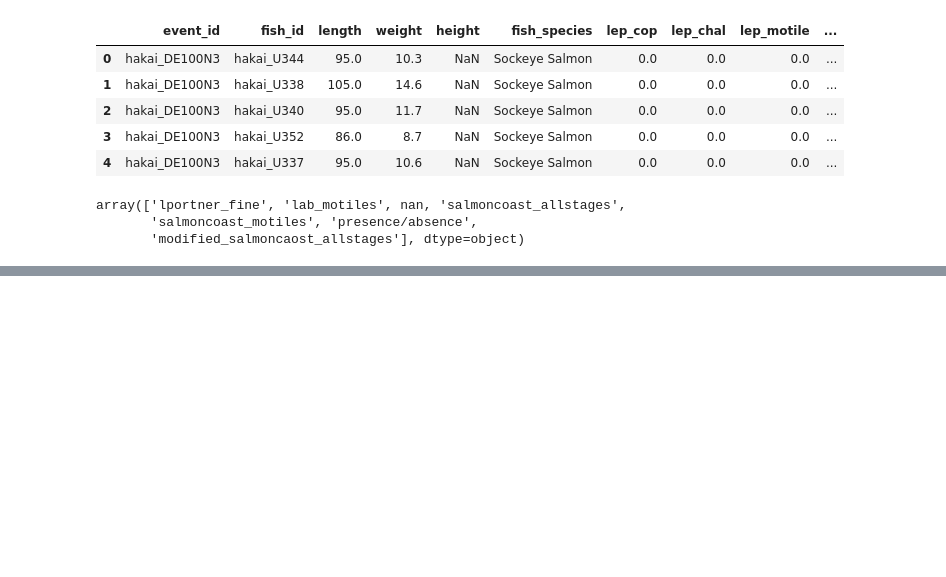
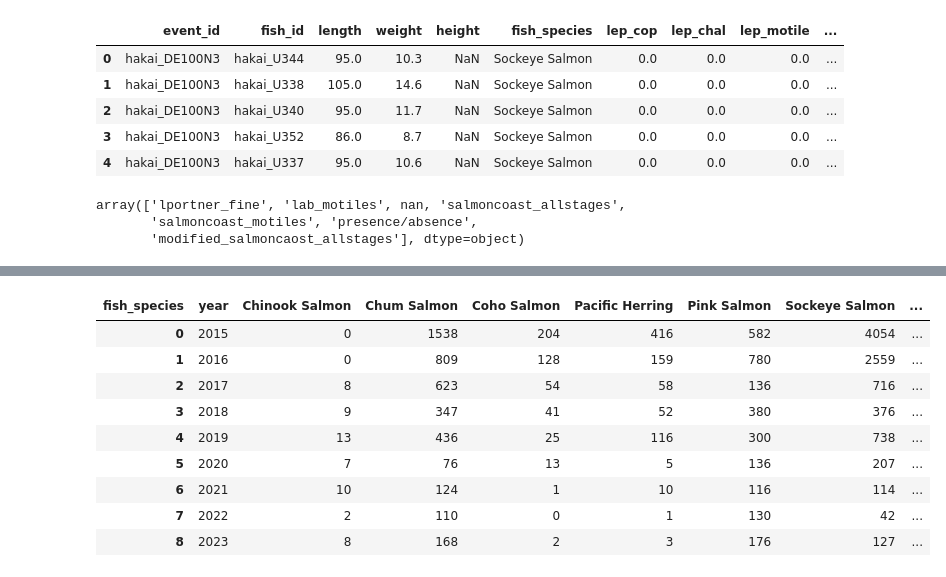
Before and after one commit to modailmara/BCSalmonData, a Jupyter notebook: source_data/Format_Hakai.ipynb, the cells around one changed output, grey strips where cells are left out. Drawn from its saved outputs; the diff is of its cells as text; code cells hidden in the pictures; blank space fills up the shorter version.

```diff
--- a/source_data/Format_Hakai.ipynb
+++ b/source_data/Format_Hakai.ipynb
@@ -494,0 +518,4 @@ dtype('<M8[ns]')
+# %%
+hakai_events_fish_df = pd.merge(hakai_events_df, hakai_fish_lice_df, how='left', on='event_id')
+hakai_events_fish_df['year'] = hakai_events_fish_df['sampledate'].dt.year
+hakai_events_fish_df.head()
@@ -494,0 +530,3 @@ dtype('<M8[ns]')
+# %%
+hakai_events_fish_df = hakai_events_fish_df.fillna({'region': 'BA/DI border'})
+hakai_events_fish_df.region.unique()
@@ -494,0 +536,6 @@ dtype('<M8[ns]')
+# %%
+# pivot and count to get counts of each species of fish each year
+year_species_df = pd.pivot_table(hakai_events_fish_df, values='region', index='year', columns=['fish_species'],
+                                    aggfunc='count', fill_value=0).reset_index()
+
+year_species_df
@@ -494,0 +553,16 @@ dtype('<M8[ns]')
+# %%
+col_list = list(year_species_df)
+col_list.remove('year')
+year_species_df['sum'] = year_species_df[col_list].sum(axis=1)
+year_species_df
+# %% [output]
+| fish_species | year | Chinook Salmon | Chum Salmon | Coho Salmon | Pacific Herring | Pink Salmon | Sockeye Salmon | ... |
+| 0 | 2015 | 0 | 1538 | 204 | 416 | 582 | 4054 | ... |
+| 1 | 2016 | 0 | 809 | 128 | 159 | 780 | 2559 | ... |
+| 2 | 2017 | 8 | 623 | 54 | 58 | 136 | 716 | ... |
+| 3 | 2018 | 9 | 347 | 41 | 52 | 380 | 376 | ... |
+| 4 | 2019 | 13 | 436 | 25 | 116 | 300 | 738 | ... |
+| 5 | 2020 | 7 | 76 | 13 | 5 | 136 | 207 | ... |
+| 6 | 2021 | 10 | 124 | 1 | 10 | 116 | 114 | ... |
+| 7 | 2022 | 2 | 110 | 0 | 1 | 130 | 42 | ... |
+| 8 | 2023 | 8 | 168 | 2 | 3 | 176 | 127 | ... |
```
Also changed, not shown: parts of 18 cells of this notebook, 14 other files.
